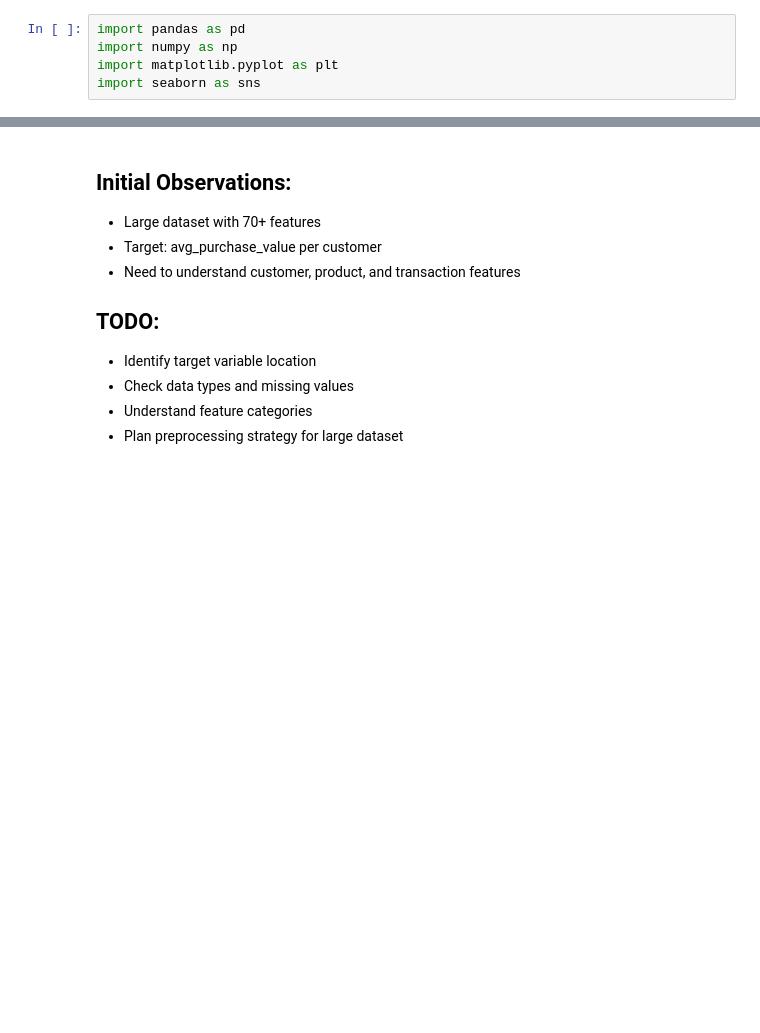
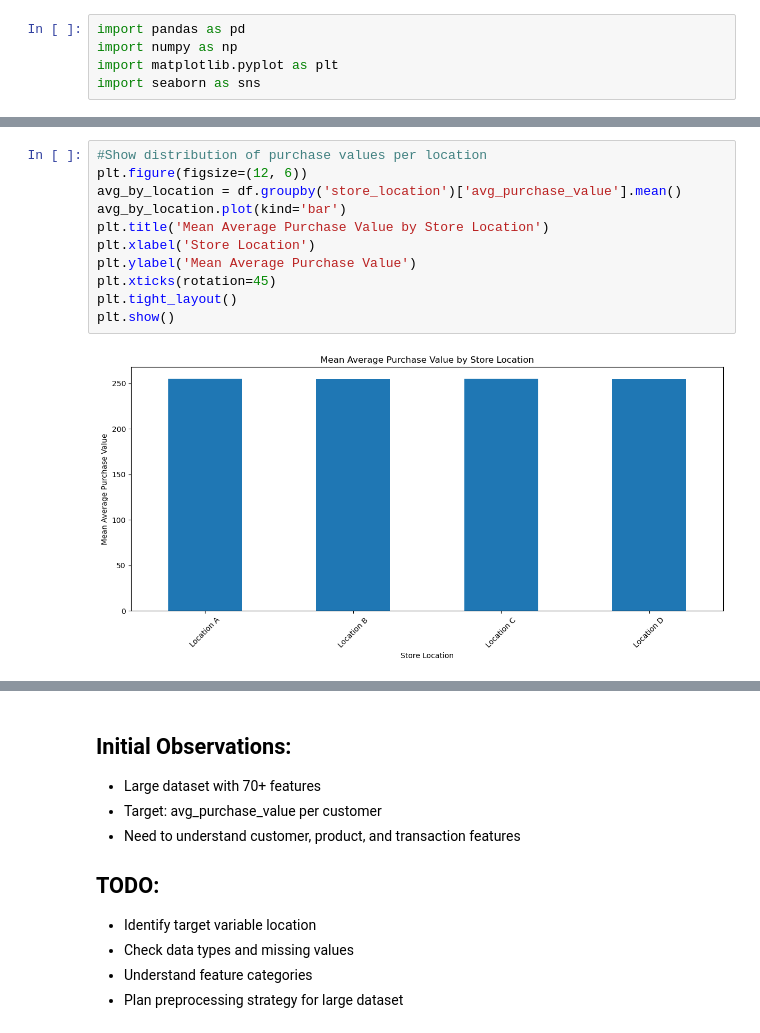
Before and after one commit to chibindaTim/retail_task, a Jupyter notebook: notebooks/data_exploration.ipynb, the cells around one changed output, grey strips where cells are left out. Drawn from its saved outputs; the diff is of its cells as text; blank space fills up the shorter version.

```diff
--- a/notebooks/data_exploration.ipynb
+++ b/notebooks/data_exploration.ipynb
@@ -20,0 +68,13 @@ df.head()
+# %%
+#Show distribution of purchase values per location
+plt.figure(figsize=(12, 6))
+avg_by_location = df.groupby('store_location')['avg_purchase_value'].mean()
+avg_by_location.plot(kind='bar')
+plt.title('Mean Average Purchase Value by Store Location')
+plt.xlabel('Store Location')
+plt.ylabel('Mean Average Purchase Value')
+plt.xticks(rotation=45)
+plt.tight_layout()
+plt.show()
+# %% [output]
+[figure, added]
```
Also changed, not shown: parts of 10 cells of this notebook, 2 other files.
